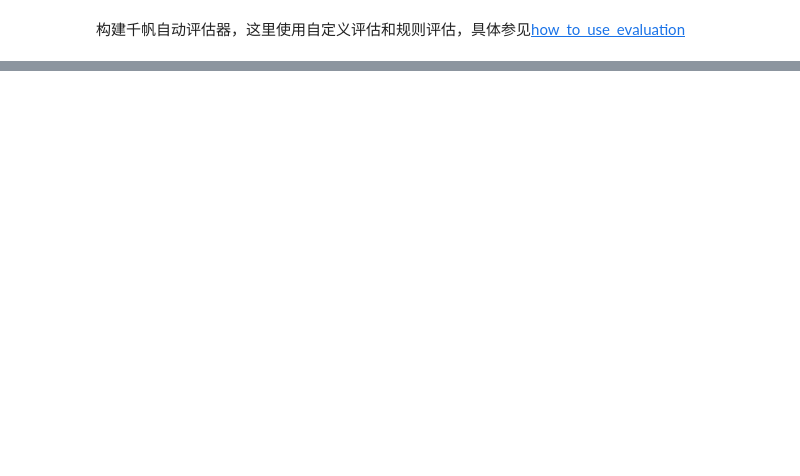
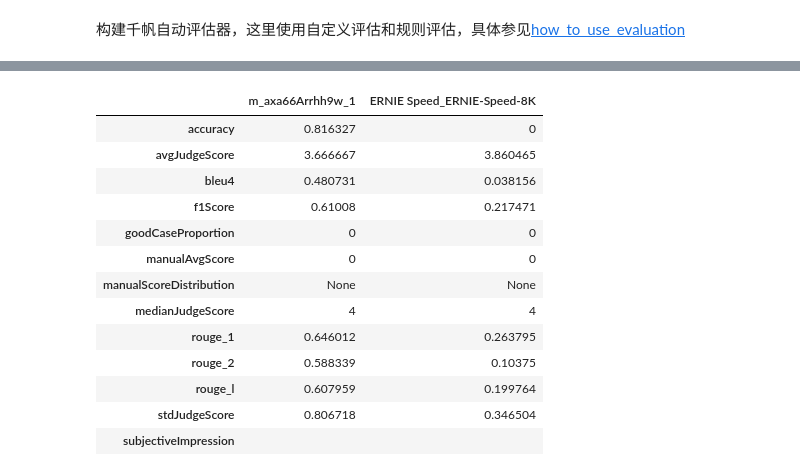
Before and after one commit to baidubce/bce-qianfan-sdk, a Jupyter notebook: cookbook/finetune/finetune_roleplay.ipynb, the cells around one changed output, grey strips where cells are left out. Saved outputs shown, nothing was run; the diff lists cells and outputs as text; code cells hidden in the pictures; blank space fills up the shorter version.

```diff
--- a/cookbook/finetune/finetune_roleplay.ipynb
+++ b/cookbook/finetune/finetune_roleplay.ipynb
@@ -359,7 +360,7 @@ role_metric: str="""
 # %%
 from qianfan.evaluation.evaluator import QianfanRefereeEvaluator, QianfanRuleEvaluator
 
-your_app_id = 49678138
+your_app_id = 1
 
 qianfan_evaluators = [
     QianfanRefereeEvaluator(
@@ -380,5 +380,4 @@ base_eb4: Model = Model(version_id="am-vhbjz6njftn9")  # 预置EB4模型
 results = []
 results.append(em.eval([sft_speed], test_ds))
 results.append(em.eval([base_speed], test_ds))
-results.append(em.eval([base_eb4], test_ds))
 # %% [output]
@@ -406,6 +404,7 @@ metrics = [res.metrics for res in results]
 os.makedirs("./result", exist_ok=True)
 for label, result, metrics in zip(labels, results, metrics):
     print(f"{label}:")
+    df = pd.DataFrame(metrics)
     print(result.metrics)
     eval_ds = result.result_dataset
     local_path = f'./result/dataset_{label}.jsonl'
@@ -412,0 +425,21 @@ for label, result, metrics in zip(labels, results, metrics):
+# %%
+import pandas as pd
+df = pd.concat([pd.DataFrame(result.metrics) for result in results], axis=1)
+df.drop(index="scoreDistribution",inplace=True)
+# %%
+df
+# %% [output]
+|  | m_axa66Arrhh9w_1 | ERNIE Speed_ERNIE-Speed-8K |
+| accuracy | 0.816327 | 0 |
+| avgJudgeScore | 3.666667 | 3.860465 |
+| bleu4 | 0.480731 | 0.038156 |
+| f1Score | 0.61008 | 0.217471 |
+| goodCaseProportion | 0 | 0 |
+| manualAvgScore | 0 | 0 |
+| manualScoreDistribution | None | None |
+| medianJudgeScore | 4 | 4 |
+| rouge_1 | 0.646012 | 0.263795 |
+| rouge_2 | 0.588339 | 0.10375 |
+| rouge_l | 0.607959 | 0.199764 |
+| stdJudgeScore | 0.806718 | 0.346504 |
+| subjectiveImpression |  |  |
```
Also changed, not shown: parts of 12 cells of this notebook.
